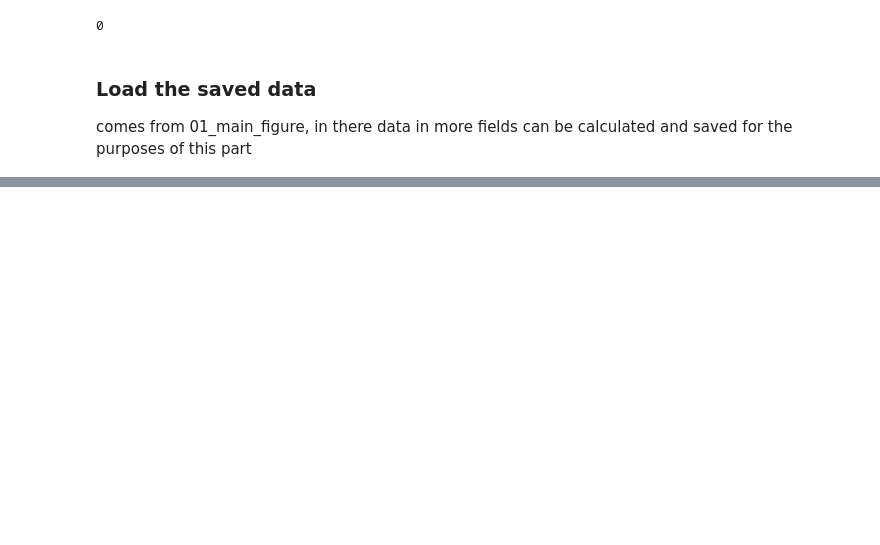
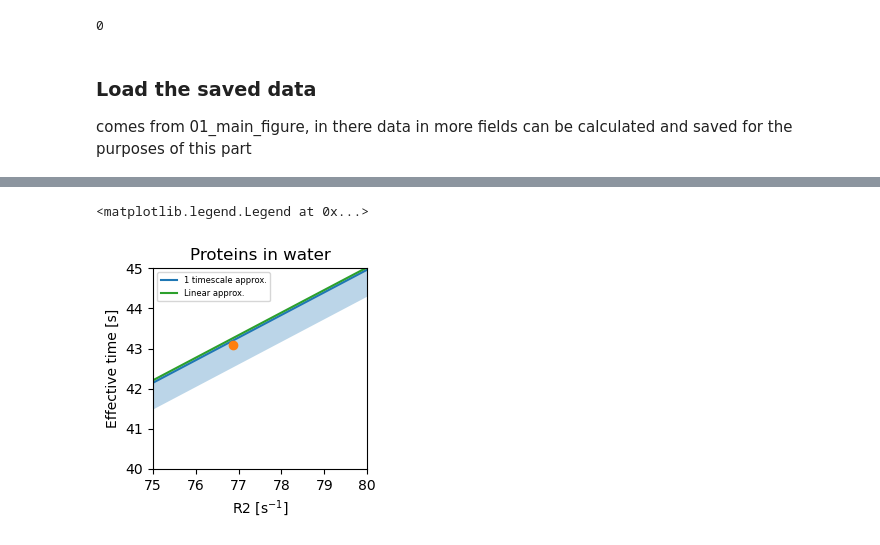
Before and after one commit to nencini/EffectiveTimes_R2, a Jupyter notebook: work_in_progress/02_R2_zoom_in_different_systems/02_R2_zoom_in_different_systems.ipynb, the cells around one changed output, grey strips where cells are left out. Drawn from its saved outputs; the diff is of its cells as text; code cells hidden in the pictures; blank space fills up the shorter version.

```diff
--- a/work_in_progress/02_R2_zoom_in_different_systems/02_R2_zoom_in_different_systems.ipynb
+++ b/work_in_progress/02_R2_zoom_in_different_systems/02_R2_zoom_in_different_systems.ipynb
@@ -165,0 +201,9 @@ plt.savefig("eff_vs_T2_details.pdf")
+# %%
+amanda_x=[]
+amanda_y=[]
+
+for sys in amanda:
+    amanda_x+=list(systems[sys][2])
+    amanda_y+=list(systems[sys][0])
+
+np.polyfit(amanda_x,amanda_y,1)
@@ -165,0 +305,7 @@ plt.savefig("eff_vs_T2_details.pdf")
+# %%
+fast_x=[]
+fast_y=[]
+for i,value in enumerate(amanda_x):
+    if value>35:
+        fast_x.append(value)
+        fast_y.append(amanda_y[i])
@@ -165,0 +332,2 @@ plt.savefig("eff_vs_T2_details.pdf")
+# %%
+np.polyfit(fast_x,fast_y,1)
@@ -165,0 +336,61 @@ plt.savefig("eff_vs_T2_details.pdf")
+# %%
+fig, axs = plt.subplots(1, 1)
+
+plt.rcParams["figure.figsize"] = [3, 3]
+plt.rcParams["figure.autolayout"] = True
+plt.rcParams.update({'font.size': 10})
+fig.patch.set_facecolor('xkcd:white')
+
+
+x2=np.logspace((-12),(-7),100)
+axs.plot(oneTime["R2"][1],oneTime["R2"][0]*10**9,"-",label="1 timescale approx.")
+
+
+axs.fill(limits["R2"][1], limits["R2"][0]*10**9,  alpha=0.3)
+
+
+axs.set_xlim(0.1,2.5)
+axs.set_ylim(10**(-3),0.00075*10**(3))
+
+axs.set_xlim(75,80)
+axs.set_ylim(0.040*10**(3),0.045*10**(3))
+
+
+
+#for i, system in enumerate(amanda):
+#    axs.plot(systems[system][2],systems[system][0],"o",c="C"+str(3+i), markersize=2)
+
+axs.plot(fast_x,fast_y,"o")
+
+
+axs.set_ylabel("Effective time [s]")
+#axs[0].set_xlabel("T2 [s]")
+
+axs.set_xlabel("R2 [s$^{-1}$]")
+
+axs.set_title("Proteins in water")
+
+wh = gammaH * magnetic_field
+wn = gammaN * magnetic_field
+
+T1, T2, NOE, x = srt.getSRT(-20,-3,200,magnetic_field)
+
+mu = 4 * np.pi * 10**(-7) #magnetic constant of vacuum permeability
+h_planck = 1.055 * 10**(-34); #reduced Planck constant
+rN = 0.101 * 10**(-9); # average cubic length of N-H bond
+d = 1 * (mu * gammaN * gammaH * h_planck) / (4 * np.pi * rN**3); # dipolar coupling constant
+
+K1=(d**2 / 20)
+K2=(wn * 160 * 10**(-6))**2 / 45
+
+
+eff_from_R2_approx=1/((4*K1+4*K2)*T2)*10**9
+
+
+
+axs.plot(1/T2,eff_from_R2_approx,label="Linear approx.")
+
+axs.legend(prop={"size":6})
+# %% [output]
+<matplotlib.legend.Legend at 0x...>
+[figure, added]
```
Also changed, not shown: parts of 12 cells of this notebook, 6 other files.
